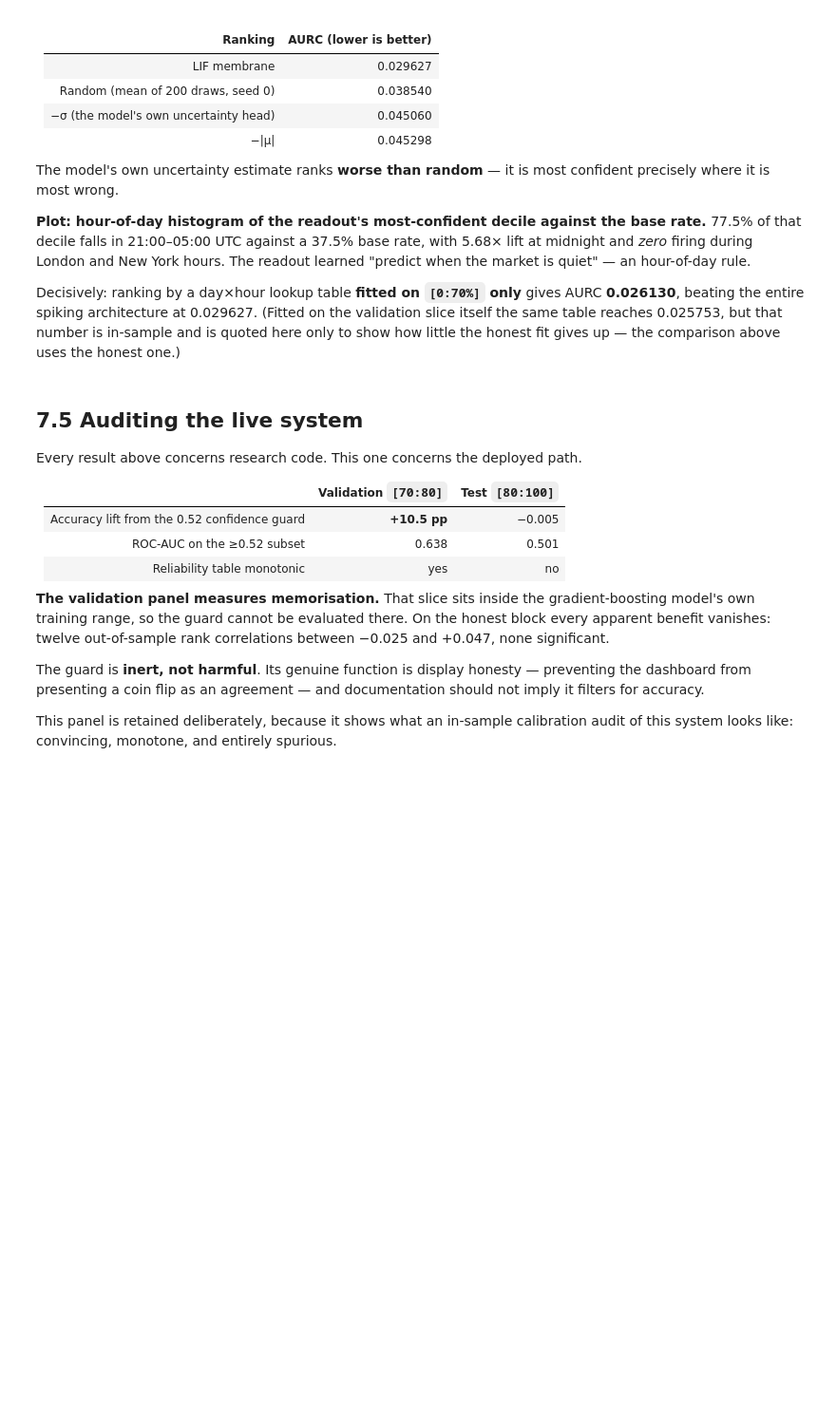
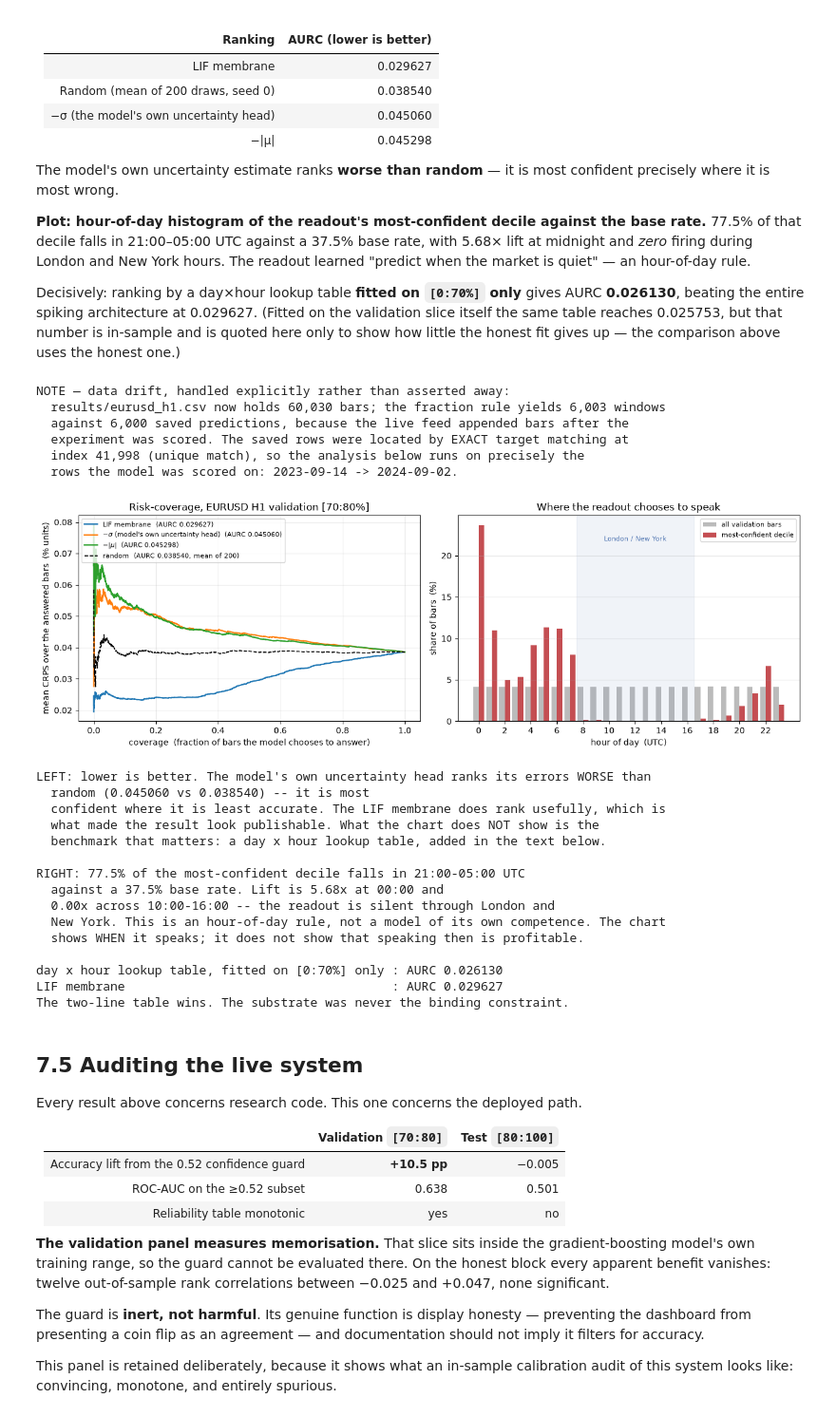
Before and after one commit to velizarMitov/EURUSD-prophet, a Jupyter notebook: notebooks/00_final_report.ipynb, the cells around one changed output. Shown at 95% size. Saved outputs shown, nothing was run; the diff lists cells and outputs as text; code cells hidden in the pictures; blank space fills up the shorter version.

```diff
--- a/notebooks/00_final_report.ipynb
+++ b/notebooks/00_final_report.ipynb
@@ -975,19 +1161,43 @@ axes[0].legend(fontsize=8, loc="upper left")
 axes[0].grid(alpha=0.25)
 
 # --- hour-of-day concentration of the most-confident decile -------------------------
-# The saved predictions carry no timestamp, so recover the row indices the same way the
-# experiment built them: identical dataset, identical masks, identical seq_len.
+# The saved predictions carry no timestamp, so their row indices must be recovered. The
+# experiment built them with make_windows over the mask [0.70n : 0.80n] at seq_len 64.
+#
+# That reconstruction is only valid while results/eurusd_h1.csv has the length it had at
+# export time -- and it does not, because the live feed keeps appending bars. Reconstructing
+# by fraction on a longer file silently SHIFTS the slice, which would misattribute every
+# hour-of-day figure below. So: reconstruct the documented way, verify the length, and if it
+# disagrees, locate the saved rows by exact target matching and say so out loud.
 SEQ = 64
 data = L.build_dataset(L.load_bars(TIMEFRAME_FILES["H1"]))
 n = len(data)
+yv = data["target_return_pct"].to_numpy(dtype=float)
+saved = pred["y"].to_numpy()
+
 fit_mask = np.zeros(n, bool); fit_mask[: int(0.63 * n)] = True
 val_mask = np.zeros(n, bool); val_mask[int(0.70 * n): int(0.80 * n)] = True
 xm = L.covariate_matrix(data, train_mask=fit_mask, columns=L.COVARIATES)
-yv = data["target_return_pct"].to_numpy(dtype=float)
 dtv = data["dt"].to_numpy(dtype=float)
 _, _, _, idx_va = make_windows(xm, yv, dtv, val_mask, seq_len=SEQ)
-assert len(idx_va) == len(pred), (len(idx_va), len(pred))
-np.testing.assert_allclose(pred["y"].to_numpy(), yv[idx_va], rtol=1e-9)   # alignment proof
+
+if len(idx_va) != len(saved):
+    m = len(saved)
+    starts = [s for s in range(0, n - m + 1)
+              if np.allclose(yv[s:s + m], saved, rtol=1e-9, atol=0)]
+    assert len(starts) == 1, f"saved rows not uniquely locatable in the current file: {starts[:5]}"
+    idx_va = np.arange(starts[0], starts[0] + m)
+    print(f"NOTE — data drift, handled explicitly rather than asserted away:")
+    print(f"  results/eurusd_h1.csv now holds {n:,} bars; the fraction rule yields "
+          f"{int(0.80 * n) - int(0.70 * n):,} windows")
+    print(f"  against {m:,} saved predictions, because the live feed appended bars after the")
+    print(f"  experiment was scored. The saved rows were located by EXACT target matching at")
+    print(f"  index {starts[0]:,} (unique match), so the analysis below runs on precisely the")
+    print(f"  rows the model was scored on: {data.index[idx_va[0]].date()} -> "
+          f"{data.index[idx_va[-1]].date()}.")
+    print()
+
+np.testing.assert_allclose(saved, yv[idx_va], rtol=1e-9)   # alignment proof
 
 hour = data.index[idx_va].hour
 order = np.argsort(-pred["membrane"].to_numpy())
@@ -1011,34 +1221,60 @@ axes[1].grid(alpha=0.25, axis="y")
 
 plt.tight_layout()
 plt.show()
 
 asian = np.isin(hour, list(range(21, 24)) + list(range(0, 6)))
 lift = np.array([
     (top[hour == h].mean() / top.mean()) if (hour == h).any() else 0.0 for h in range(24)
 ])
 print(f"LEFT: lower is better. The model's own uncertainty head ranks its errors WORSE than")
 print(f"  random ({L.aurc(crps, -pred['sigma'].to_numpy()):.6f} vs {random_aurc:.6f}) -- it is most")
 print("  confident where it is least accurate. The LIF membrane does rank usefully, which is")
 print("  what made the result look publishable. What the chart does NOT show is the")
 print("  benchmark that matters: a day x hour lookup table, added in the text below.")
 print()
 print(f"RIGHT: {asian[top].mean():.1%} of the most-confident decile falls in 21:00-05:00 UTC")
 print(f"  against a {asian.mean():.1%} base rate. Lift is {lift[0]:.2f}x at 00:00 and")
 print(f"  {lift[10:17].max():.2f}x across 10:00-16:00 -- the readout is silent through London and")
 print("  New York. This is an hour-of-day rule, not a model of its own competence. The chart")
 print("  shows WHEN it speaks; it does not show that speaking then is profitable.")
 
 # The decisive comparison: a lookup table fitted honestly on [0:70%] only.
 dow_v = data["dow"].to_numpy()[idx_va]
 hour_all, dow_all = data.index.hour, data["dow"].to_numpy()
-fit70 = np.zeros(n, bool); fit70[: int(0.70 * n)] = True
+# STRICTLY before the arbiter's first row. Using int(0.70 * n) would be wrong now: the file
+# has grown, so that boundary has drifted PAST the start of the validation slice and the
+# table would be fitted on 23 rows of the very block it is scored on.
+fit70 = np.zeros(n, bool); fit70[: idx_va[0]] = True
 tbl = (pd.DataFrame({"dow": dow_all, "hour": hour_all, "v": np.abs(yv)})[fit70]
        .groupby(["dow", "hour"])["v"].mean())
 grand = float(np.abs(yv)[fit70].mean())
 conf_tbl = -np.array([tbl.get((d, h), grand) for d, h in zip(dow_v, hour)])
 print(f"\nday x hour lookup table, fitted on [0:70%] only : AURC {L.aurc(crps, conf_tbl):.6f}")
 print(f"LIF membrane                                    : AURC {L.aurc(crps, pred['membrane'].to_numpy()):.6f}")
 print("The two-line table wins. The substrate was never the binding constraint.")
+# %% [output]
+NOTE — data drift, handled explicitly rather than asserted away:
+  results/eurusd_h1.csv now holds 60,030 bars; the fraction rule yields 6,003 windows
+  against 6,000 saved predictions, because the live feed appended bars after the
+  experiment was scored. The saved rows were located by EXACT target matching at
+  index 41,998 (unique match), so the analysis below runs on precisely the
+  rows the model was scored on: 2023-09-14 -> 2024-09-02.
+[figure, added]
+LEFT: lower is better. The model's own uncertainty head ranks its errors WORSE than
+  random (0.045060 vs 0.038540) -- it is most
+  confident where it is least accurate. The LIF membrane does rank usefully, which is
+  what made the result look publishable. What the chart does NOT show is the
+  benchmark that matters: a day x hour lookup table, added in the text below.
+
+RIGHT: 77.5% of the most-confident decile falls in 21:00-05:00 UTC
+  against a 37.5% base rate. Lift is 5.68x at 00:00 and
+  0.00x across 10:00-16:00 -- the readout is silent through London and
+  New York. This is an hour-of-day rule, not a model of its own competence. The chart
+  shows WHEN it speaks; it does not show that speaking then is profitable.
+
+day x hour lookup table, fitted on [0:70%] only : AURC 0.026130
+LIF membrane                                    : AURC 0.029627
+The two-line table wins. The substrate was never the binding constraint.
 # %% [markdown]
 ## 7.5 Auditing the live system
 
```
Also changed, not shown: parts of 13 cells of this notebook, 1 other file.
